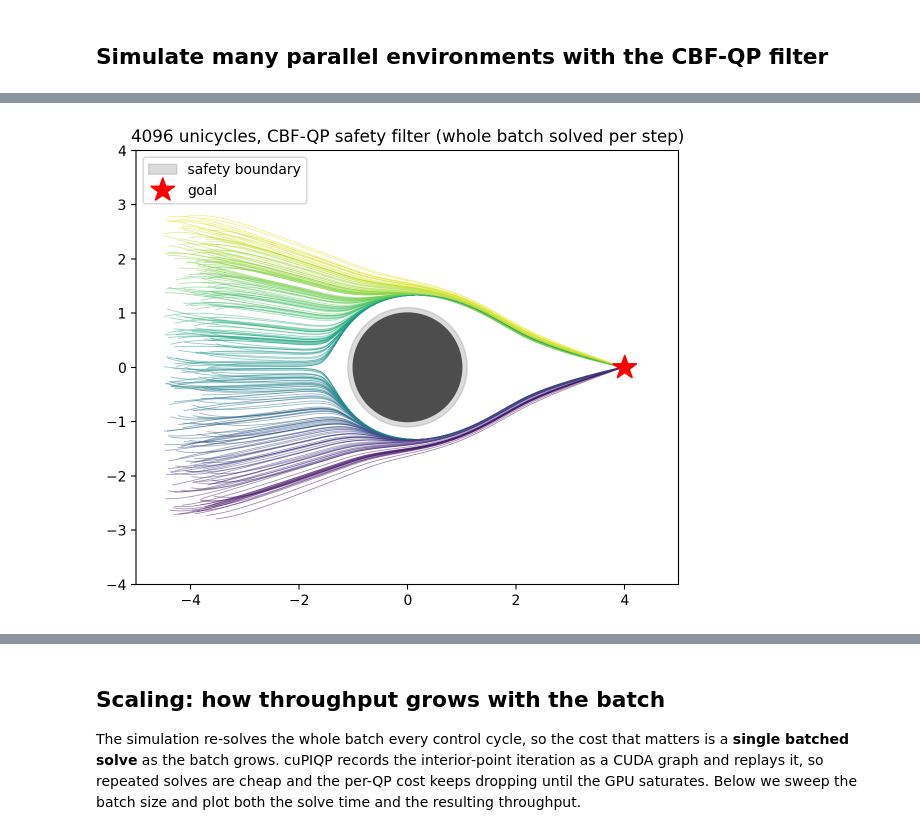
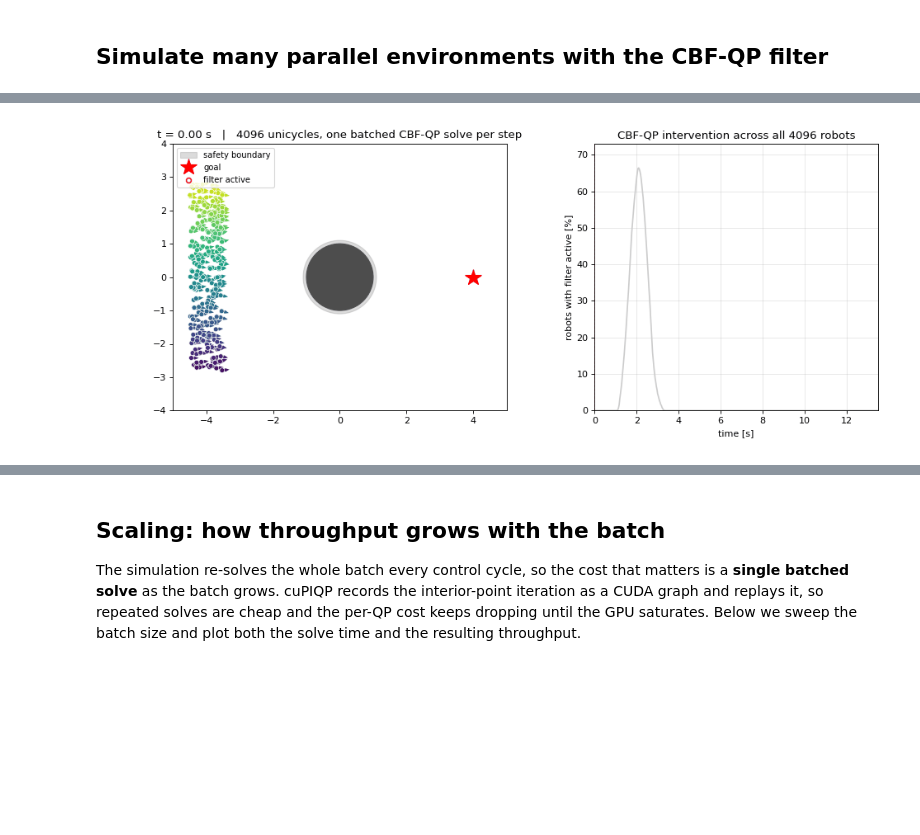
Before and after one commit to PREDICT-EPFL/cupiqp, a Jupyter notebook: examples/batched_unicycle_cbf_qp.ipynb, the cells around one changed output, grey strips where cells are left out. Drawn from its saved outputs; the diff is of its cells as text; code cells hidden in the pictures; blank space fills up the shorter version.

```diff
--- a/examples/batched_unicycle_cbf_qp.ipynb
+++ b/examples/batched_unicycle_cbf_qp.ipynb
@@ -99,6 +104,7 @@ dt, T        = 0.03, 450              # timestep, horizon
 v_max, w_max = 1.5, 3.0               # control limits |v|, |omega|
 k_w          = 3.0                    # heading gain of the nominal controller
 alpha        = 6.0                    # class-K gain in the CBF:  hdot + alpha*h >= 0
+w_v, w_w     = 10.0, 1.0              # QP cost weights on v and omega: turning is cheaper than braking
 
 obs          = cp.array([0.0, 0.0], dtype=float_dtype)   # circular obstacle at the origin
 r_obs, r_rob = 1.0, 0.1
@@ -185,7 +191,8 @@ X = initial_states(B)
 n = 2
 
 # fixed parts of the QP, shared by every robot (one template problem)
-P   = cp.eye(n, dtype=float_dtype)                              # 1/2||u - u_ref||^2 -> P = I
+W   = cp.array([w_v, w_w], dtype=float_dtype)
+P   = cp.diag(W)                                    # 1/2 (u - u_ref)^T W (u - u_ref) -> P = W, c = -W u_ref
 x_l = cp.array([-v_max, -w_max], dtype=float_dtype)
 x_u = cp.array([ v_max,  w_max], dtype=float_dtype)
 
@@ -195,14 +202,14 @@ h, a = barrier_and_grad(X)
 solver = DenseSolver(dtype=wp.dtype_from_numpy(float_dtype))
 # setup: per-robot data (leading axis B); P and the box bounds are shared
 solver.setup(
-    P=P, c=-u_ref,
+    P=P, c=-W * u_ref,
     G=a.reshape(B, 1, n), h_l=(-alpha * h).reshape(B, 1), h_u=None,
     x_l=x_l, x_u=x_u
     )
 solver.solve()
 
-traj = cp.empty((T + 1, B, 2), dtype=float_dtype)
-traj[0] = X[:, :2]
+traj = cp.empty((T + 1, B, 3), dtype=float_dtype)   # p_x, p_y, theta
+traj[0] = X
 min_clear = cp.full(B, cp.inf, dtype=float_dtype)
 
 # diagnostics: barrier over time, and when / where the filter intervenes
@@ -217,21 +224,21 @@ for k in range(T):
     h, a = barrier_and_grad(X)
     h_hist[k] = h
     # same structure every step -> update(), not setup()
-    solver.update(c=-u_ref, G=a.reshape(B, 1, n), h_l=(-alpha * h).reshape(B, 1))
+    solver.update(c=-W * u_ref, G=a.reshape(B, 1, n), h_l=(-alpha * h).reshape(B, 1))
     solver.solve()
     u = cp.asarray(solver.result.x)   # zero-copy cupy view of the warp.array result
     # CBF value at the nominal control; < 0 means the nominal would breach it and the filter must act
     active_hist[k]   = (a * u_ref).sum(axis=1) + alpha * h < 0.0
     adjust_hist[k]   = cp.sqrt(((u - u_ref) ** 2).sum(axis=1))
     step(X, u)                                     # apply the filtered, safe control
-    traj[k + 1] = X[:, :2]
+    traj[k + 1] = X
     min_clear = cp.minimum(min_clear, cp.sqrt(X[:, 0] ** 2 + X[:, 1] ** 2) - d_min)
 cp.cuda.Stream.null.synchronize()
 elapsed = time.time() - t0
 h_last, _ = barrier_and_grad(X)
 h_hist[T] = h_last
 
-n_solved = sum(1 for q in solver.result.info.status if q == Status.CUPIQP_SOLVED)
+n_solved = sum(1 for q in solver.result.info.status.numpy() if q == Status.CUPIQP_SOLVED.value)
 reached = float(cp.mean((cp.sqrt((X[:, 0] - goal[0]) ** 2 + (X[:, 1] - goal[1]) ** 2) < 0.5)))
 print(f"{B} unicycles x {T} steps  ->  {B * T:,} CBF-QPs solved in {elapsed:.2f} s "
       f"({B * T / elapsed / 1e3:.0f}k solves/s)")
@@ -249,20 +258,66 @@ Each line is one of the $B$ robots; only a sample is drawn.
 # %%
-traj_h = traj.get()                                # (T+1, B, 2) -> host
-y0 = traj_h[0, :, 1]
-idx = np.linspace(0, B - 1, 250).astype(int)        # draw a sample of trajectories
+import os, tempfile
+from matplotlib import animation
+from IPython.display import Image, display
 
-fig, ax = plt.subplots(figsize=(7, 6))
+traj_h   = traj.get()                              # (T+1, B, 3): p_x, p_y, theta -> host
+active_h = active_hist.get()                       # (T, B): filter is intervening
+y0  = traj_h[0, :, 1]
+idx = np.linspace(0, B - 1, 250).astype(int)       # animate a sample of the robots
+colors = plt.cm.viridis((y0[idx] + 3) / 6)
+active_pct = 100.0 * active_h.mean(axis=1)         # over the whole batch, not just the sample
+t_axis = dt * np.arange(T)
+
+stride = 4                                         # simulation steps per gif frame
+frames = list(range(0, T + 1, stride)) + [T] * 20  # hold the last frame for a moment
+
+fig, (ax, axA) = plt.subplots(1, 2, figsize=(12, 5), gridspec_kw={"width_ratios": [1.6, 1]})
 ax.add_patch(plt.Circle((0, 0), d_min, color="0.6", alpha=0.35, label="safety boundary"))
 ax.add_patch(plt.Circle((0, 0), r_obs, color="0.3"))
-for i in idx:
-    ax.plot(traj_h[:, i, 0], traj_h[:, i, 1], lw=0.6, alpha=0.5,
-            color=plt.cm.viridis((y0[i] + 3) / 6))
-ax.plot(float(goal[0]), float(goal[1]), "r*", ms=18, label="goal")
-ax.set_aspect("equal")
-ax.set_xlim(-5, 5)
-ax.set_ylim(-4, 4)
-ax.set_title(f"{B} unicycles, CBF-QP safety filter (whole batch solved per step)")
-ax.legend(loc="upper left")
-plt.show()
+ax.plot(float(goal[0]), float(goal[1]), "r*", ms=18, label="goal", zorder=5)
+trails = [ax.plot([], [], lw=0.6, alpha=0.45, color=c)[0] for c in colors]
+bodies = ax.scatter(traj_h[0, idx, 0], traj_h[0, idx, 1], s=28, c=colors,
+                    edgecolors="white", linewidths=0.6, zorder=4)
+heads = ax.quiver(traj_h[0, idx, 0], traj_h[0, idx, 1],
+                  np.cos(traj_h[0, idx, 2]), np.sin(traj_h[0, idx, 2]),
+                  color=colors, scale=45, width=0.004, headwidth=2.5, headlength=3, zorder=3)
+ax.scatter([], [], s=28, c="w", edgecolors="crimson", linewidths=1.5, label="filter active")
+ax.set_aspect("equal"); ax.set_xlim(-5, 5); ax.set_ylim(-4, 4)
+ax.legend(loc="upper left", fontsize=9)
+title = ax.set_title("")
+
+axA.plot(t_axis, active_pct, color="0.8", lw=1.5)
+(prog,) = axA.plot([], [], color="crimson", lw=1.5)
+cursor = axA.axvline(0.0, color="crimson", lw=0.8, ls="--")
+axA.set_xlim(0, T * dt); axA.set_ylim(0, max(5.0, 1.1 * active_pct.max()))
+axA.set_xlabel("time [s]"); axA.set_ylabel("robots with filter active [%]")
+axA.set_title(f"CBF-QP intervention across all {B} robots")
+axA.grid(alpha=0.3)
+fig.tight_layout()
+
+def draw(k):
+    p = traj_h[k, idx]
+    for line, i in zip(trails, idx):
+        line.set_data(traj_h[:k + 1, i, 0], traj_h[:k + 1, i, 1])
+    act = active_h[min(k, T - 1), idx]
+    bodies.set_offsets(p[:, :2])
+    bodies.set_edgecolors(np.where(act[:, None], [[0.86, 0.08, 0.24, 1.0]], [[1.0, 1.0, 1.0, 1.0]]))
+    bodies.set_linewidths(np.where(act, 1.5, 0.6))
+    heads.set_offsets(p[:, :2])
+    heads.set_UVC(np.cos(p[:, 2]), np.sin(p[:, 2]))
+    kk = min(k, T - 1)
+    prog.set_data(t_axis[:kk + 1], active_pct[:kk + 1])
+    cursor.set_xdata([k * dt, k * dt])
+    title.set_text(f"t = {k * dt:4.2f} s   |   {B} unicycles, one batched CBF-QP solve per step")
+    return trails + [bodies, heads, prog, cursor, title]
+
+anim = animation.FuncAnimation(fig, draw, frames=frames, blit=False)
+with tempfile.TemporaryDirectory() as tmp:          # render to a throwaway file, embed the bytes
+    gif_path = os.path.join(tmp, "unicycles.gif")
+    anim.save(gif_path, writer=animation.PillowWriter(fps=20), dpi=80)
+    with open(gif_path, "rb") as f:
+        gif = Image(data=f.read(), format="gif")
+plt.close(fig)
+display(gif)
 # %% [output]
-[figure, old version]
+[figure, new version]
```
Also changed, not shown: parts of 8 cells of this notebook, 4 other files.
